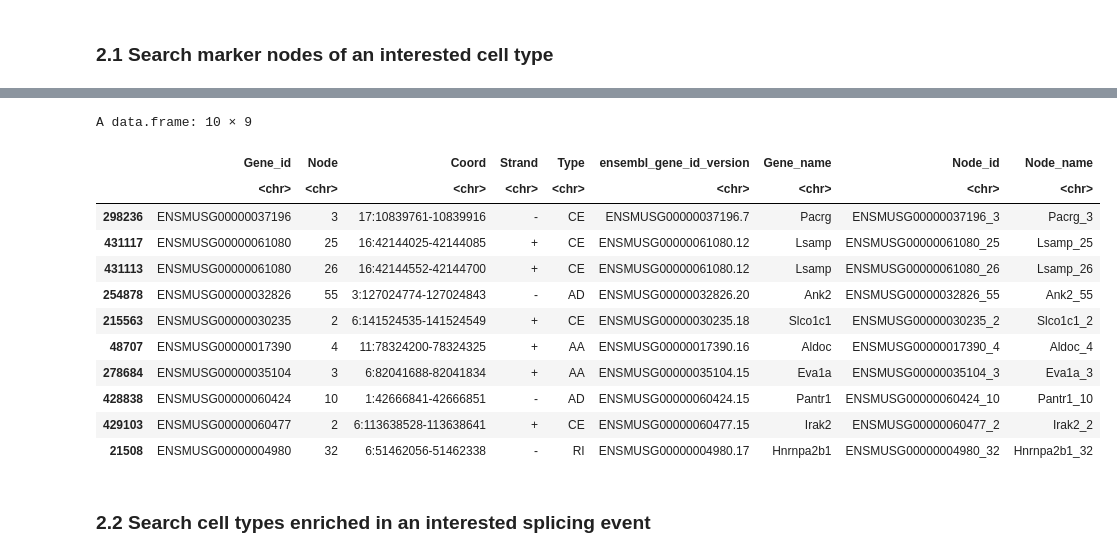
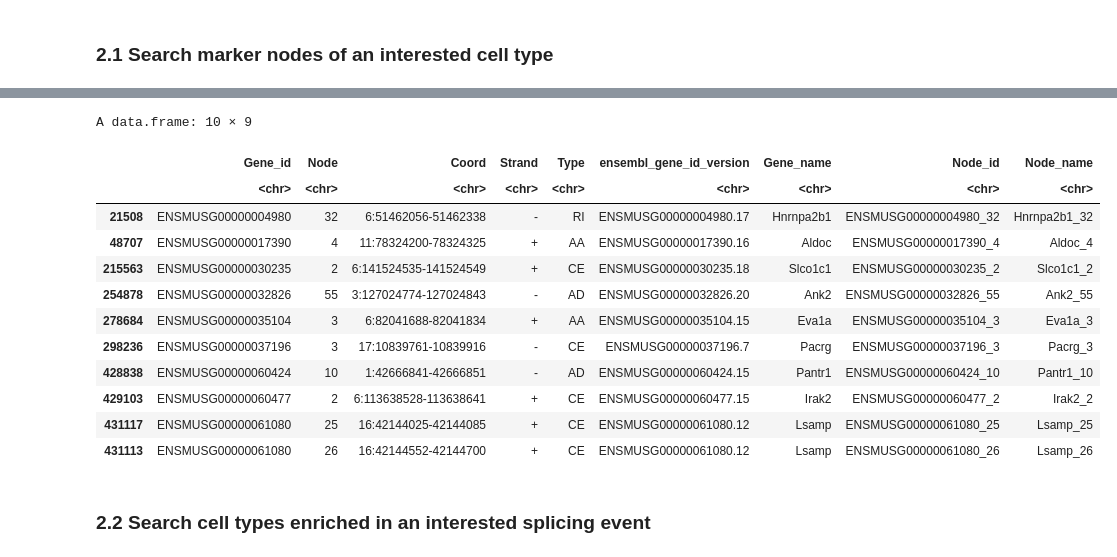
Before and after one commit to hemberg-lab/scfindME, a Jupyter notebook: vignettes/example_workflow.ipynb, the cells around one changed output, grey strips where cells are left out. Cells and saved outputs as stored; diff of their text form; code cells hidden in the pictures.

```diff
--- a/vignettes/example_workflow.ipynb
+++ b/vignettes/example_workflow.ipynb
@@ -304,21 +287,21 @@ Traceback:
 # %%
 ## get the annotations of query nodes
 ## use the markers of interested cell type as example
-nodeDetails(index, as.character(markers$genes))
+nodeDetails(index, as.character(markers$nodes))
 # %% [output]
 A data.frame: 10 × 9
 |  | Gene_id | Node | Coord | Strand | Type | ensembl_gene_id_version | Gene_name | Node_id | Node_name |
 |  | <chr> | <chr> | <chr> | <chr> | <chr> | <chr> | <chr> | <chr> | <chr> |
+| 21508 | ENSMUSG00000004980 | 32 | 6:51462056-51462338 | - | RI | ENSMUSG00000004980.17 | Hnrnpa2b1 | ENSMUSG00000004980_32 | Hnrnpa2b1_32 |
+| 48707 | ENSMUSG00000017390 | 4 | 11:78324200-78324325 | + | AA | ENSMUSG00000017390.16 | Aldoc | ENSMUSG00000017390_4 | Aldoc_4 |
+| 215563 | ENSMUSG00000030235 | 2 | 6:141524535-141524549 | + | CE | ENSMUSG00000030235.18 | Slco1c1 | ENSMUSG00000030235_2 | Slco1c1_2 |
+| 254878 | ENSMUSG00000032826 | 55 | 3:127024774-127024843 | - | AD | ENSMUSG00000032826.20 | Ank2 | ENSMUSG00000032826_55 | Ank2_55 |
+| 278684 | ENSMUSG00000035104 | 3 | 6:82041688-82041834 | + | AA | ENSMUSG00000035104.15 | Eva1a | ENSMUSG00000035104_3 | Eva1a_3 |
 | 298236 | ENSMUSG00000037196 | 3 | 17:10839761-10839916 | - | CE | ENSMUSG00000037196.7 | Pacrg | ENSMUSG00000037196_3 | Pacrg_3 |
+| 428838 | ENSMUSG00000060424 | 10 | 1:42666841-42666851 | - | AD | ENSMUSG00000060424.15 | Pantr1 | ENSMUSG00000060424_10 | Pantr1_10 |
+| 429103 | ENSMUSG00000060477 | 2 | 6:113638528-113638641 | + | CE | ENSMUSG00000060477.15 | Irak2 | ENSMUSG00000060477_2 | Irak2_2 |
 | 431117 | ENSMUSG00000061080 | 25 | 16:42144025-42144085 | + | CE | ENSMUSG00000061080.12 | Lsamp | ENSMUSG00000061080_25 | Lsamp_25 |
 | 431113 | ENSMUSG00000061080 | 26 | 16:42144552-42144700 | + | CE | ENSMUSG00000061080.12 | Lsamp | ENSMUSG00000061080_26 | Lsamp_26 |
-| 254878 | ENSMUSG00000032826 | 55 | 3:127024774-127024843 | - | AD | ENSMUSG00000032826.20 | Ank2 | ENSMUSG00000032826_55 | Ank2_55 |
-| 215563 | ENSMUSG00000030235 | 2 | 6:141524535-141524549 | + | CE | ENSMUSG00000030235.18 | Slco1c1 | ENSMUSG00000030235_2 | Slco1c1_2 |
-| 48707 | ENSMUSG00000017390 | 4 | 11:78324200-78324325 | + | AA | ENSMUSG00000017390.16 | Aldoc | ENSMUSG00000017390_4 | Aldoc_4 |
-| 278684 | ENSMUSG00000035104 | 3 | 6:82041688-82041834 | + | AA | ENSMUSG00000035104.15 | Eva1a | ENSMUSG00000035104_3 | Eva1a_3 |
-| 428838 | ENSMUSG00000060424 | 10 | 1:42666841-42666851 | - | AD | ENSMUSG00000060424.15 | Pantr1 | ENSMUSG00000060424_10 | Pantr1_10 |
-| 429103 | ENSMUSG00000060477 | 2 | 6:113638528-113638641 | + | CE | ENSMUSG00000060477.15 | Irak2 | ENSMUSG00000060477_2 | Irak2_2 |
-| 21508 | ENSMUSG00000004980 | 32 | 6:51462056-51462338 | - | RI | ENSMUSG00000004980.17 | Hnrnpa2b1 | ENSMUSG00000004980_32 | Hnrnpa2b1_32 |
 # %% [markdown]
 ### 2.2 Search cell types enriched in an interested splicing event
 # %%
```
Also changed, not shown: parts of 2 cells of this notebook, 1 other file.
